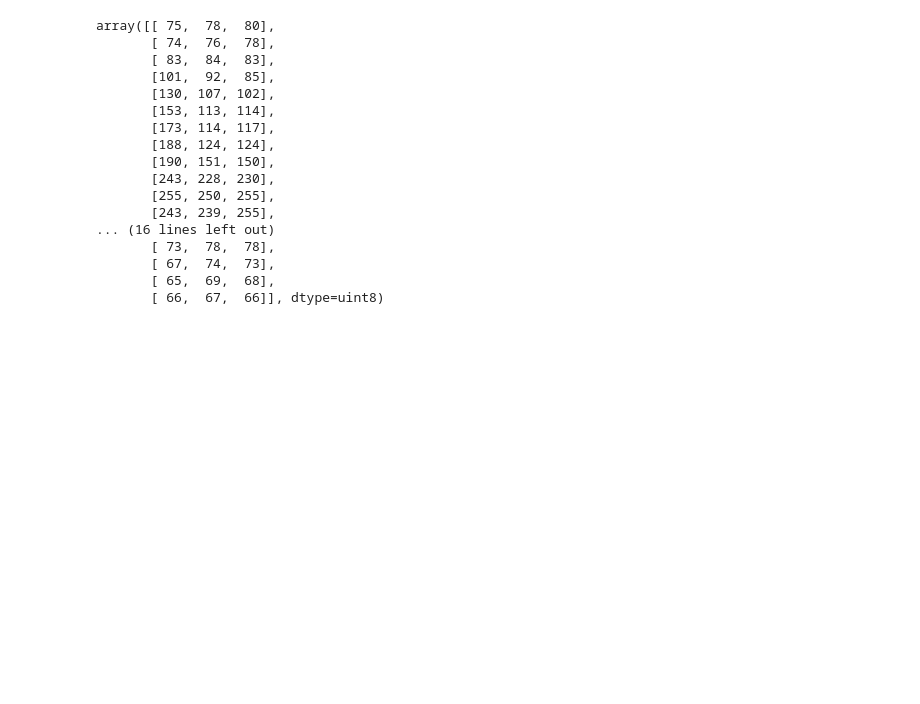
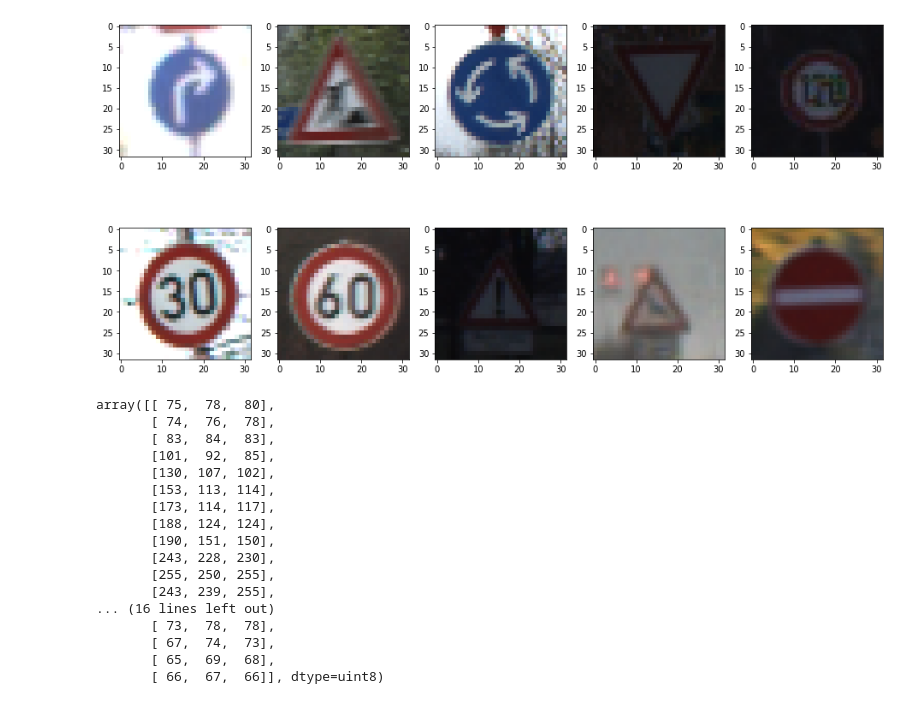
Before and after one commit to steve303/Kaggle03, a Jupyter notebook: EDA.ipynb, the cells around one changed output. Drawn from its saved outputs; the diff is of its cells as text; code cells hidden in the pictures; blank space fills up the shorter version.

```diff
--- a/EDA.ipynb
+++ b/EDA.ipynb
@@ -28,3 +38,10 @@ print(xtest.shape)
+# %%
+plt.figure(figsize = (16,8))
+for i in range(1,11):
+    plt.subplot(2,5,i)
+    plt.imshow(xtrain[imgs[i-1]])
+# %% [output]
+[figure, added]
 # %%
 xtrain[0][0][:][:]
 # %% [output]
```
Also changed, not shown: parts of 5 cells of this notebook, 1 other file.
